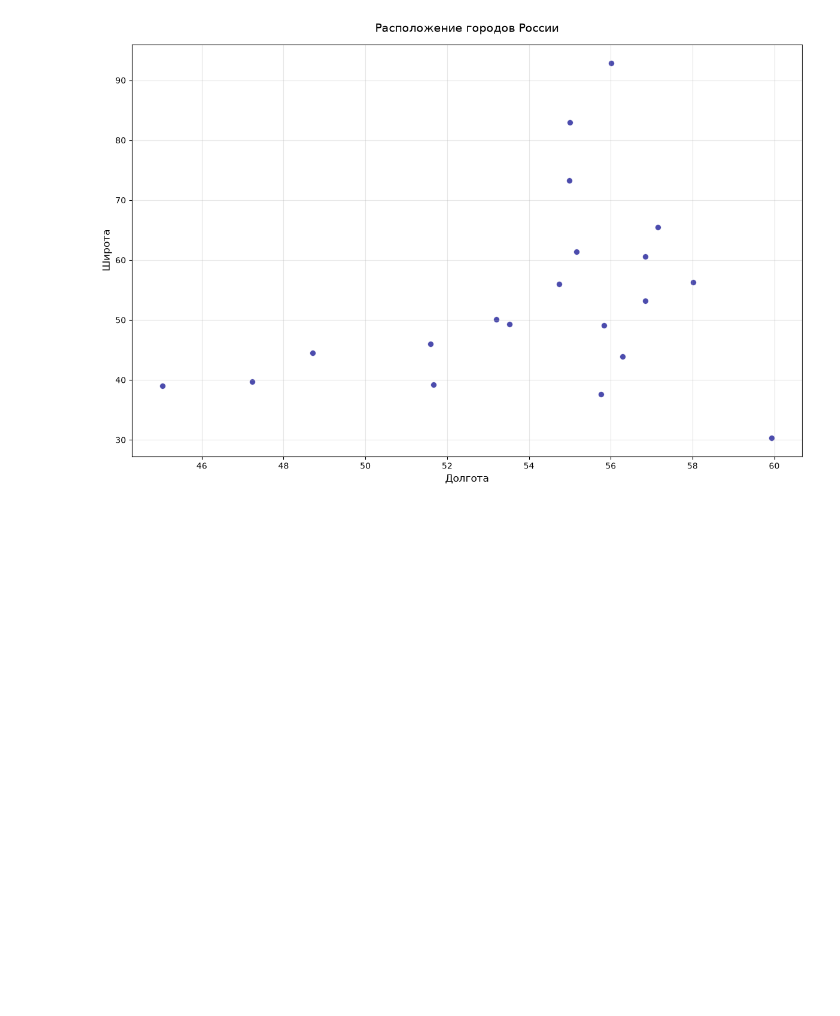
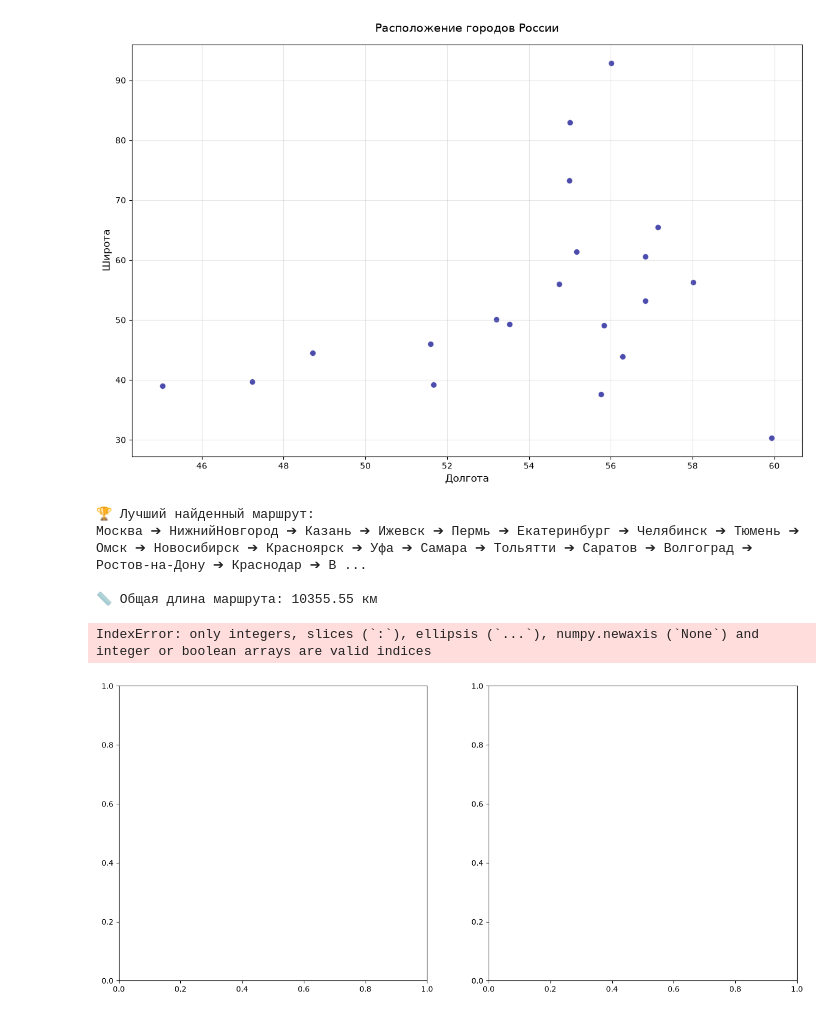
Before and after one commit to Daniilpiz/mroz, a Jupyter notebook: commerce/commerce.ipynb, the cells around one changed output. Saved outputs shown, nothing was run; the diff lists cells and outputs as text; code cells hidden in the pictures; blank space fills up the shorter version.

```diff
--- a/commerce/commerce.ipynb
+++ b/commerce/commerce.ipynb
@@ -45,0 +133,50 @@ def ant_colony(coords, n_ants:int, max_iter:int, decay:float, alpha:float, beta:
+# %%
+coordinates = data
+
+best_route, best_dist, history, coords, city_names = ant_colony(
+        data,
+        n_ants=100,          # Количество муравьев
+        n_iterations=1000,   # Количество итераций
+        decay=0.7,          # Скорость испарения феромона
+        alpha=3,            # Влияние феромона
+        beta=5,             # Влияние расстояния (жадность)
+        Q=100               # Количество феромона
+    )
+# %%
+print("🏆 Лучший найденный маршрут:")
+print(" ➔ ".join(best_route))
+print(f"\n📏 Общая длина маршрута: {best_dist:.2f} км")
+# %% [output]
+🏆 Лучший найденный маршрут:
+Москва ➔ НижнийНовгород ➔ Казань ➔ Ижевск ➔ Пермь ➔ Екатеринбург ➔ Челябинск ➔ Тюмень ➔ Омск ➔ Новосибирск ➔ Красноярск ➔ Уфа ➔ Самара ➔ Тольятти ➔ Саратов ➔ Волгоград ➔ Ростов-на-Дону ➔ Краснодар ➔ В ...
+
+📏 Общая длина маршрута: 10355.55 км
+# %%
+fig, (ax1, ax2) = plt.subplots(1, 2, figsize=(16, 7))
+
+# График маршрута
+route_coords = coords[best_route[:-1]]
+route_coords_closed = np.vstack([route_coords, route_coords[0]])
+
+ax1.plot(route_coords_closed[:, 0], route_coords_closed[:, 1], marker='o', linestyle='-', color='#1f77b4', markersize=7, linewidth=2)
+
+for i, city in enumerate(city_names):
+    ax1.annotate(city, (coords[i, 0], coords[i, 1]), textcoords="offset points", xytext=(6, 6), ha='left', fontsize=10, fontweight='bold')
+
+ax1.set_title(f"Оптимальный маршрут ({len(city_names)} городов)", fontsize=14)
+ax1.set_xlabel("Долгота (X)", fontsize=12)
+ax1.set_ylabel("Широта (Y)", fontsize=12)
+ax1.grid(True, linestyle='--', alpha=0.6)
+
+# График сходимости
+ax2.plot(history, color='#d62728', linewidth=2)
+ax2.set_title("Сходимость муравьиного алгоритма", fontsize=14)
+ax2.set_xlabel("Итерация", fontsize=12)
+ax2.set_ylabel("Длина лучшего пути (км)", fontsize=12)
+ax2.grid(True, linestyle='--', alpha=0.6)
+
+plt.tight_layout()
+plt.show()
+# %% [output]
+IndexError: only integers, slices (`:`), ellipsis (`...`), numpy.newaxis (`None`) and integer or boolean arrays are valid indices
+[figure, added]
```
Also changed, not shown: parts of 3 cells of this notebook.
